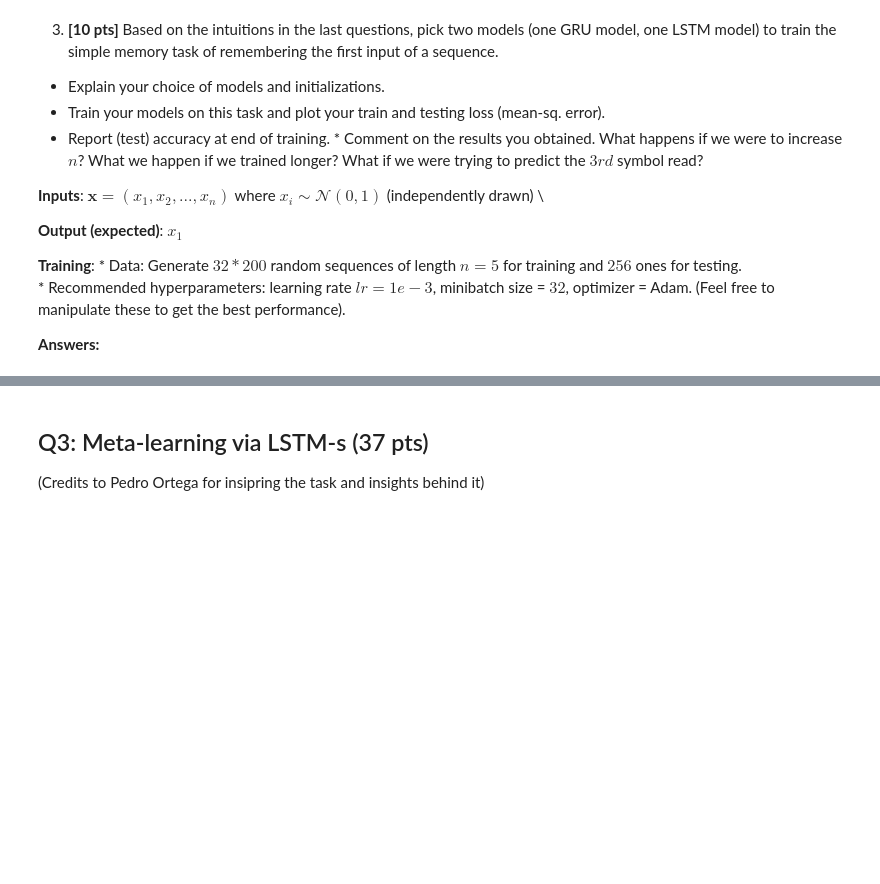
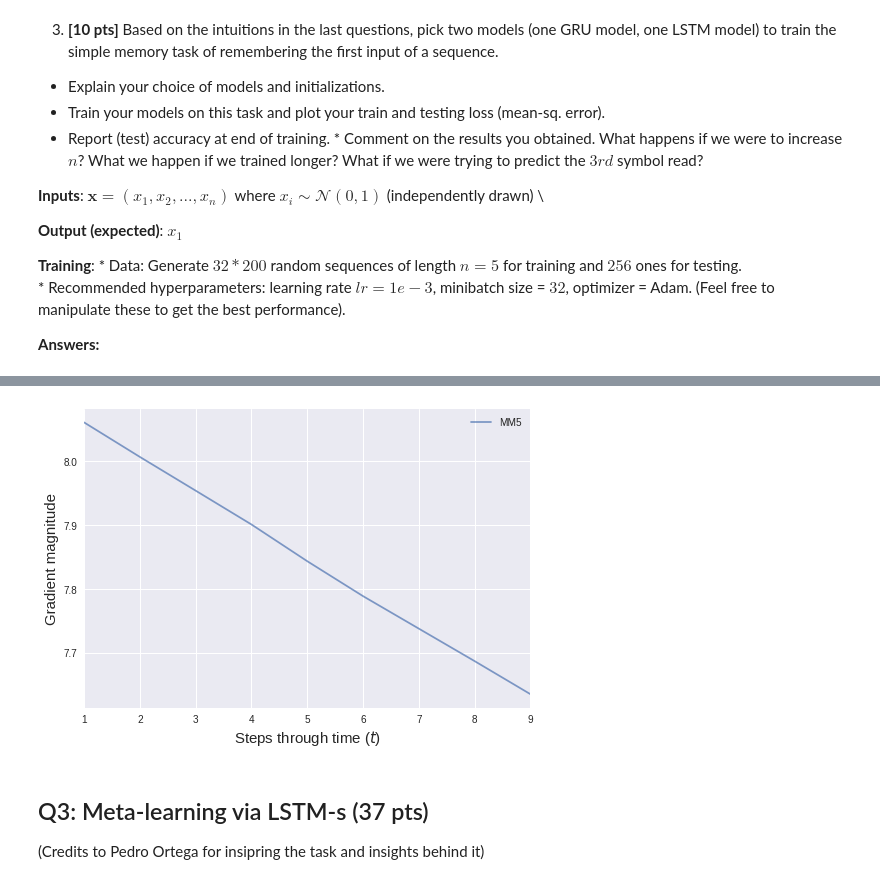
Before and after one commit to bouracha/deeplearning, a Jupyter notebook: 18071890_DL_CW2.ipynb, the cells around one changed output, grey strips where cells are left out. Saved outputs shown, nothing was run; the diff lists cells and outputs as text; code cells hidden in the pictures; blank space fills up the shorter version.

```diff
--- a/18071890_DL_CW2.ipynb
+++ b/18071890_DL_CW2.ipynb
@@ -510,0 +673,97 @@ INFO:tensorflow:Done running local_init_op.
+# %%
+tf.reset_default_graph()
+
+SEQ_LENGTH = 10 #@param
+HIDDEN_UNITS = 32 #@param
+index_input_to_remember = 0 #@param
+derivative = 'loss' #@param
+
+# dummy input sequence
+dummy_input = [tf.constant([[np.random.normal()]]) for _ in range(SEQ_LENGTH)]
+
+rnn_types = {
+    #'MM0': MM0,
+    #'MM1': MM1,
+    #'MM2': MM2,
+    #'MM3': MM3,
+    #'MM4': MM4,
+    'MM5': MM5
+}
+
+depths = {rnn_type: [] for rnn_type in rnn_types} # [9, 8, 7, 6, 5, 4, 3, 2, 1]
+grad_norms = {rnn_type: [] for rnn_type in rnn_types}
+
+for rnn_type in rnn_types:
+
+  # --------------------------------------
+  # Construct model rnn_types[rnn_type]
+  model = rnn_types[rnn_type]()
+  # --------------------------------------
+  # Pass input and unroll in time.
+  # i) Record the intermediate hidden states $h_i$ in rnn_hidden_at_time
+  rnn_hidden_at_time = []
+
+  rnn_hidden_at_time.append(model.h)
+  for i in range(1, SEQ_LENGTH):
+    hT = model.step(dummy_input[i])
+    rnn_hidden_at_time.append(model.h)
+
+  # ii) Record the last hidden unit and the last output on which we are going to
+  # make the prediction
+  last_hidden = rnn_hidden_at_time[-1]
+  hidden_last_output = hT
+
+  # Transformation of the RNN output into prediction
+  w = tf.Variable(tf.contrib.layers.xavier_initializer()([HIDDEN_UNITS, 1]))
+  b = tf.Variable(tf.contrib.layers.xavier_initializer()([1]))
+  model_output = tf.matmul(hidden_last_output, w) + b
+
+  loss = tf.reduce_mean(
+    tf.square(model_output-dummy_input[index_input_to_remember]))
+
+  gradients_at_time = []
+  for i in range(1, SEQ_LENGTH):
+    if derivative == 'loss':
+      current_gradient = tf.gradients(
+        loss,
+        rnn_hidden_at_time[i],
+      )
+    else:
+      current_gradient = tf.gradients(
+        last_hidden,
+        rnn_hidden_at_time[i],
+      )
+    gradients_at_time.append(current_gradient)
+
+
+  init = tf.global_variables_initializer()
+  with tf.train.SingularMonitoredSession() as sess:
+    sess.run(init)
+    gradients = sess.run(gradients_at_time)
+
+  for gid, grad in enumerate(gradients):
+    depths[rnn_type].append(len(gradients)-gid)
+    grad_norms[rnn_type].append(np.linalg.norm(grad))
+
+plt.figure()
+for rnn_type in depths:
+  plt.plot(depths[rnn_type], grad_norms[rnn_type],
+           label="%s" % rnn_type, alpha=0.7)
+plt.legend()
+plt.ylabel("Gradient magnitude", fontsize=15)
+plt.xlabel("Steps through time ($t$)", fontsize=15)
+plt.xlim((1, SEQ_LENGTH-1))
+plt.show()
+
+# plt.figure()
+# for rnn_type in train_loss:
+#   plt.plot(train_loss[rnn_type],
+#            label="%s" % rnn_type, alpha=0.7)
+#   plt.plot(test_loss[rnn_type],
+#            label="%s (test)" % rnn_type, alpha=0.3)
+# plt.legend()
+# plt.ylabel("$ Loss$", fontsize=15)
+# plt.xlabel("Training iterations", fontsize=15)
+# plt.xlim((1, NUM_ITERS-1))
+# plt.show()
+# %% [output]
@@ -511,3 +773,4 @@ INFO:tensorflow:Done running local_init_op.
+[figure, added]
 # %%
 # YOUR CODE HERE
 # %%
```
Also changed, not shown: parts of 7 cells of this notebook.
